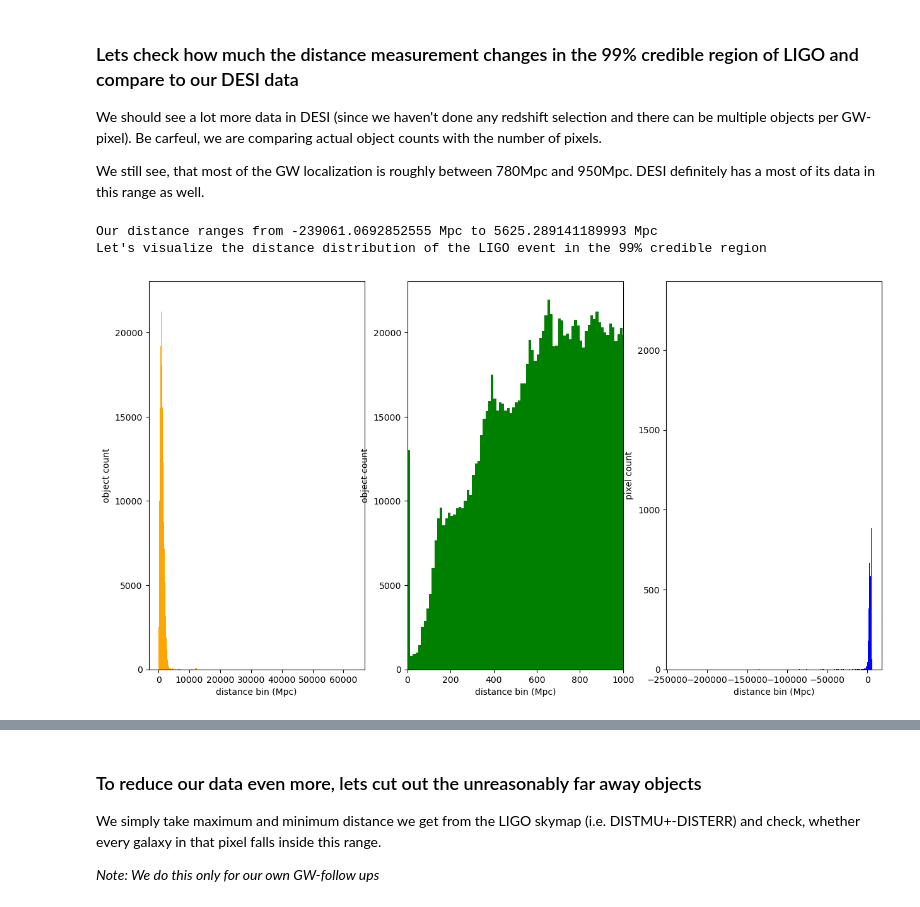
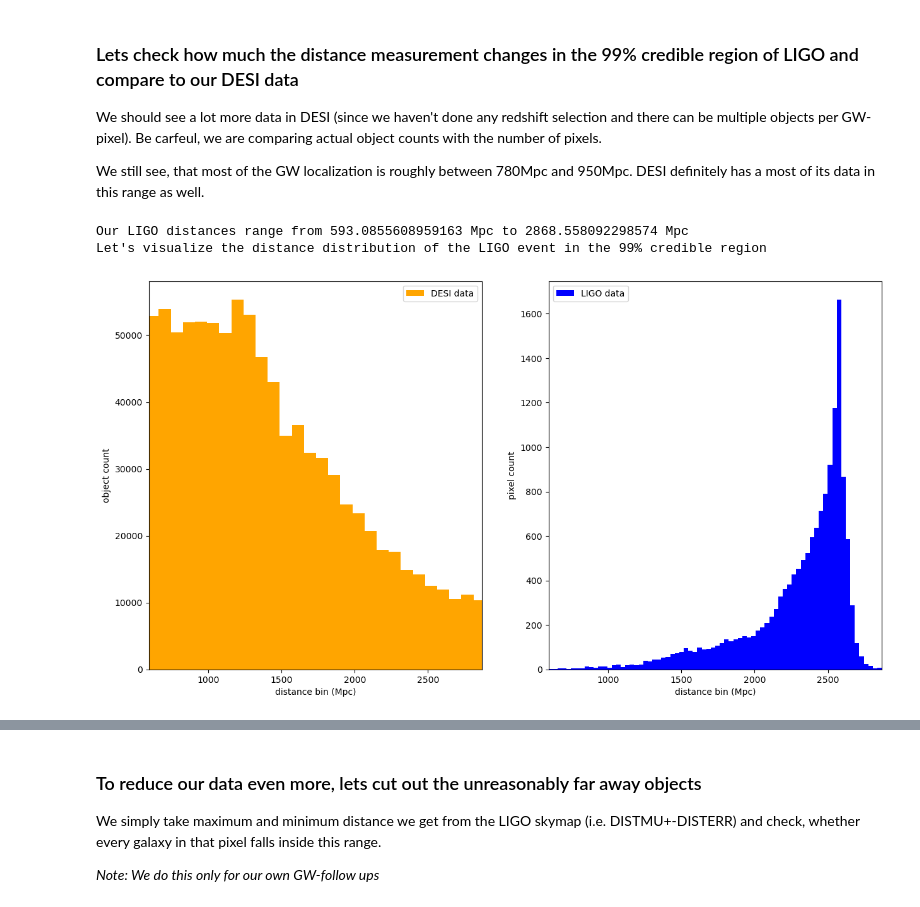
Before and after one commit to ananya971/ligo-desi-gw-follow-up, a Jupyter notebook: Galaxy Selection/Galaxy_Selector_MOC.ipynb, the cells around one changed output, grey strips where cells are left out. Drawn from its saved outputs; the diff is of its cells as text; code cells hidden in the pictures.

```diff
--- a/Galaxy Selection/Galaxy_Selector_MOC.ipynb
+++ b/Galaxy Selection/Galaxy_Selector_MOC.ipynb
@@ -169,7 +188,7 @@ if follow_up_others:
 
 
 else:
-    data = Table.read("/global/homes/j/jgassert/good_z_data_BGSBright.fits")
+    data = Table.read(storage_desi_data+"good_z_data.fits")
 # %%
 data[:5]
 # %% [output]
@@ -223,3 +244,5 @@ We have 7184940 objects in the full catalog
+# %%
+data = data[data["SPECTYPE"] != "STAR"]
 # %% [markdown]
 ### Calculate the healpix id for every object in the catalog and its probability; append this data to the Table
 # %%
@@ -243,15 +266,20 @@ probdensity = skymap[sorter_i]['PROBDENSITY'].to_value(u.deg**-2)
 uniq = skymap["UNIQ"][sorter_i]
 #to make things easier in future, I will now also append the UNIQ pixels DISTMU, DISTSIGMA and DISTNORM values. However, be careful, since these DO NOT CORRESPOND THE TARGETS IN DESI DIRECTLY!
 
-distmu = skymap[sorter_i]["DISTMU"]
-distsigma = skymap[sorter_i]["DISTSIGMA"]
-distnorm = skymap[sorter_i]["DISTNORM"]
+if modeled_search:
+    distmu = skymap[sorter_i]["DISTMU"]
+    distsigma = skymap[sorter_i]["DISTSIGMA"]
+    distnorm = skymap[sorter_i]["DISTNORM"]
 # %%
 # len(UNIQ), len(data), len(skymap)
 # %%
 #data = data.keep_columns(["TARGETID", "TARGET_RA", "TARGET_DEC", "TILEID", "NIGHT", "Z", "ZERR", "ZWARN", "DELTACHI2", "FLUX_Z", "BGS_TARGET", "EBV", "SERSIC", "MWS_TARGET", "FILENAME"])
 # %%
-data = hstack([data, Table({"UNIQ": uniq}), Table({"PROBDENSITY": probdensity}), Table({"DISTMU": distmu}), Table({"DISTSIGMA": distsigma}), Table({"DISTNORM": distnorm})])
+if modeled_search:
+    data = hstack([data, Table({"UNIQ": uniq}), Table({"PROBDENSITY": probdensity}), Table({"DISTMU": distmu}), Table({"DISTSIGMA": distsigma}), Table({"DISTNORM": distnorm})])
+else:
+    data = hstack([data, Table({"UNIQ": uniq}), Table({"PROBDENSITY": probdensity})])
+    print(f"The table will not contain any distance info since there is none available")
 # %%
 data[:5]
 # %% [output]
@@ -473,31 +495,32 @@ plt_skymap = skymap_99[skymap_99["DISTMU"]<np.inf]
 # %%
-dist_max_99 = np.max(plt_skymap["DISTMU"])*u.Mpc
-dist_min_99 = np.min(plt_skymap["DISTMU"])*u.Mpc
-print(f"Our distance ranges from {dist_min_99} to {dist_max_99}")
-print("Let's visualize the distance distribution of the LIGO event in the 99% credible region")
+if modeled_search:
+    plt_skymap = skymap_99[skymap_99["DISTMU"]<np.inf]
 
-fig, ax = plt.subplots(ncols = 3, figsize = (15,8))
+    dist_max_99 = np.max(plt_skymap["DISTMU"])*u.Mpc
+    dist_min_99 = np.min(plt_skymap["DISTMU"])*u.Mpc
+    print(f"Our LIGO distances range from {dist_min_99} to {dist_max_99}")
+    print("Let's visualize the distance distribution of the LIGO event in the 99% credible region")
+
+    fig, ax = plt.subplots(ncols = 2, figsize = (15,8))
 
 
-ax[0].hist(data_99["DIST_Z_MEAN"], bins = "auto", color = "orange")
-ax[1].hist(data_99["DIST_Z_MEAN"], bins = "auto", color = "green")
-ax[2].hist(plt_skymap["DISTMU"], bins = "auto", color = "blue")
+    ax[0].hist(data_99["DIST_Z_MEAN"], bins = "auto", color = "orange", label = "DESI data")
+    ax[1].hist(plt_skymap["DISTMU"], bins = "auto", color = "blue", label = "LIGO data")
 
 
-for axis in ax:
-    axis.set_xlabel("distance bin (Mpc)")
+    for axis in ax:
+        axis.set_xlabel("distance bin (Mpc)")
+        axis.set_xlim(dist_min_99/u.Mpc, dist_max_99/u.Mpc)
+        axis.legend()
 
-ax[0].set_ylabel("object count")
-ax[1].set_ylabel("object count")
-ax[2].set_ylabel("pixel count")
+    ax[0].set_ylabel("object count")
+    ax[1].set_ylabel("pixel count")
 
-ax[1].set_xlim(0,1000)
-
-plt.show()
+    plt.show()
 # %% [output]
-Our distance ranges from -239061.0692852555 Mpc to 5625.289141189993 Mpc
+Our LIGO distances range from 593.0855608959163 Mpc to 2868.558092298574 Mpc
 Let's visualize the distance distribution of the LIGO event in the 99% credible region
-[figure, old version]
+[figure, new version]
 # %%
 len(skymap_99), len(data_99)
 # %% [output]
```
Also changed, not shown: parts of 63 cells of this notebook.
